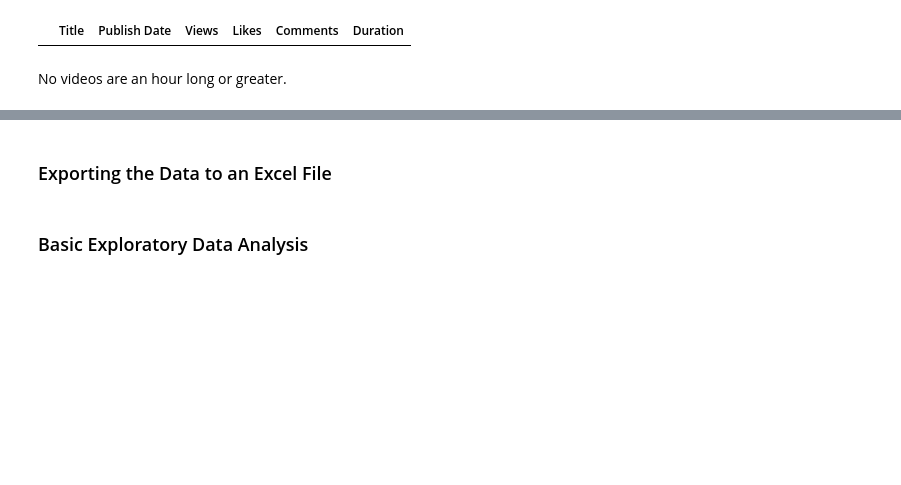
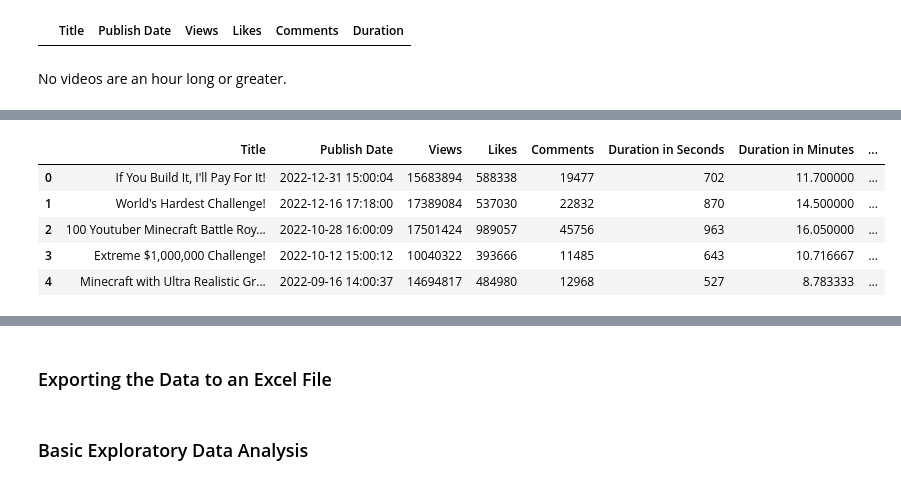
Before and after one commit to mattschro/YouTubeAPI, a Jupyter notebook: main.ipynb, the cells around one changed output, grey strips where cells are left out. Cells and saved outputs as stored; diff of their text form; code cells hidden in the pictures; blank space fills up the shorter version.

```diff
--- a/main.ipynb
+++ b/main.ipynb
@@ -175,0 +239,6 @@ No videos are an hour long or greater.
+# %%
+# converting the publish date to datetime
+video_statistics['Publish Date'] = pd.to_datetime(video_statistics['Publish Date'])
+
+# new column which is days since the video was published using pandas datetime
+#video_statistics['Days Since Published'] = (datetime.datetime.now() - video_statistics['Publish Date']).dt.days
@@ -175,0 +298,9 @@ No videos are an hour long or greater.
+# %%
+video_statistics.head()
+# %% [output]
+|  | Title | Publish Date | Views | Likes | Comments | Duration in Seconds | Duration in Minutes | ... |
+| 0 | If You Build It, I'll Pay For It! | 2022-12-31 15:00:04 | 15683894 | 588338 | 19477 | 702 | 11.700000 | ... |
+| 1 | World's Hardest Challenge! | 2022-12-16 17:18:00 | 17389084 | 537030 | 22832 | 870 | 14.500000 | ... |
+| 2 | 100 Youtuber Minecraft Battle Roy... | 2022-10-28 16:00:09 | 17501424 | 989057 | 45756 | 963 | 16.050000 | ... |
+| 3 | Extreme $1,000,000 Challenge! | 2022-10-12 15:00:12 | 10040322 | 393666 | 11485 | 643 | 10.716667 | ... |
+| 4 | Minecraft with Ultra Realistic Gr... | 2022-09-16 14:00:37 | 14694817 | 484980 | 12968 | 527 | 8.783333 | ... |
```
Also changed, not shown: parts of 30 cells of this notebook, 2 other files.
